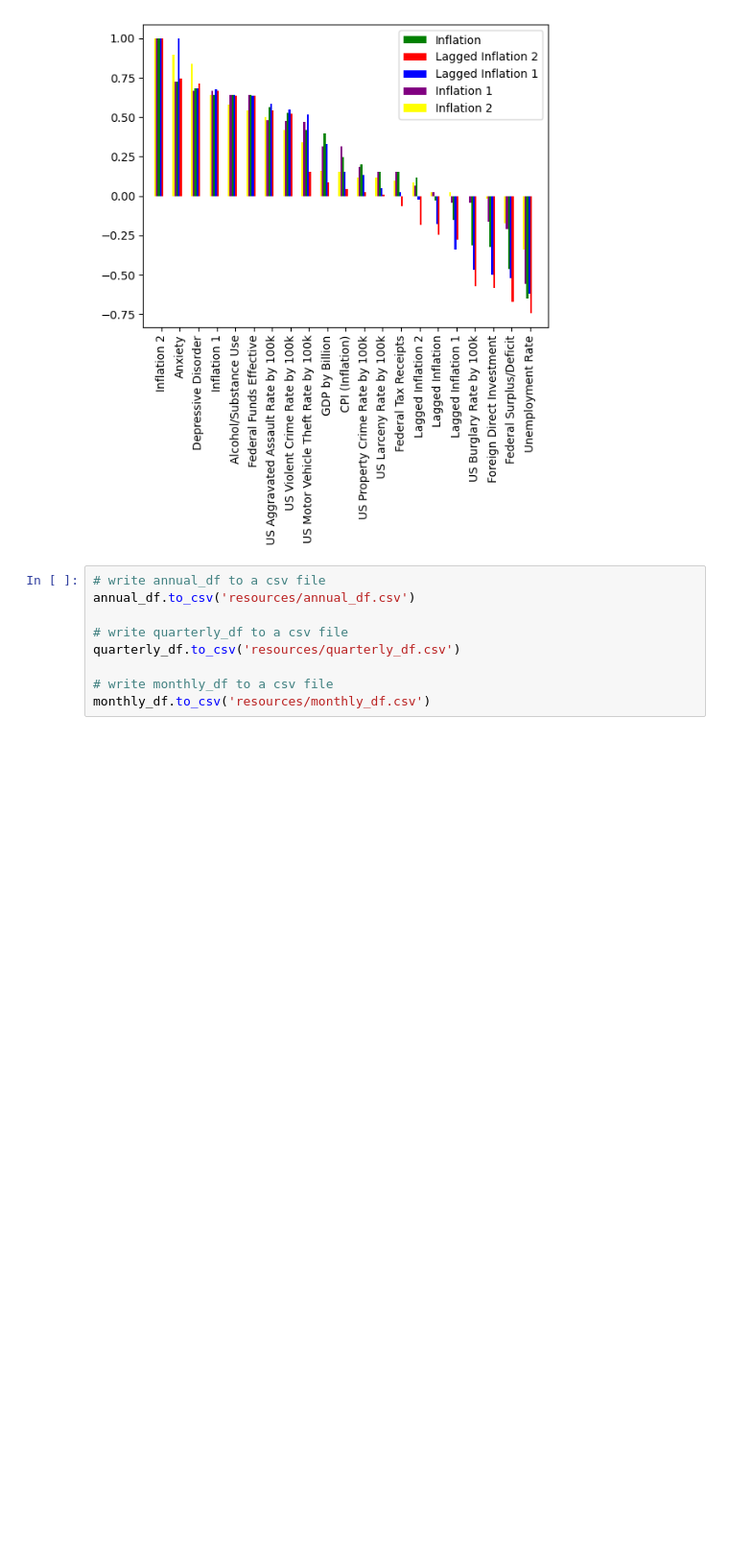
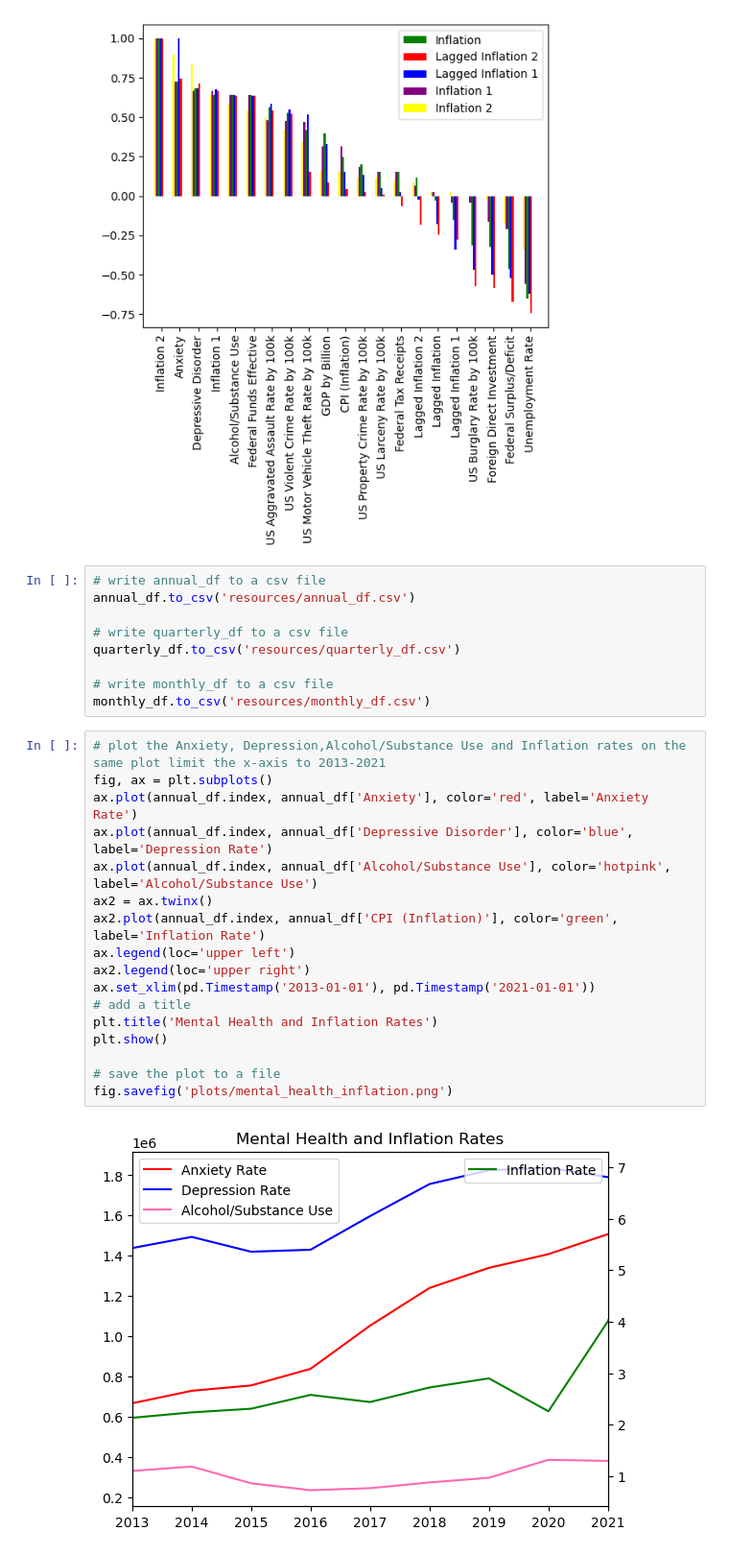
Before and after one commit to jbgraham073/ai_group_project_1, a Jupyter notebook: main.ipynb, the cells around one changed output. Shown at 96% size. Saved outputs shown, nothing was run; the diff lists cells and outputs as text; blank space fills up the shorter version.

```diff
--- a/main.ipynb
+++ b/main.ipynb
@@ -352,3 +361,22 @@ quarterly_df.to_csv('resources/quarterly_df.csv')
 
 # write monthly_df to a csv file
 monthly_df.to_csv('resources/monthly_df.csv')
+# %%
+# plot the Anxiety, Depression,Alcohol/Substance Use and Inflation rates on the same plot limit the x-axis to 2013-2021
+fig, ax = plt.subplots()
+ax.plot(annual_df.index, annual_df['Anxiety'], color='red', label='Anxiety Rate')
+ax.plot(annual_df.index, annual_df['Depressive Disorder'], color='blue', label='Depression Rate')
+ax.plot(annual_df.index, annual_df['Alcohol/Substance Use'], color='hotpink', label='Alcohol/Substance Use')
+ax2 = ax.twinx()
+ax2.plot(annual_df.index, annual_df['CPI (Inflation)'], color='green', label='Inflation Rate')
+ax.legend(loc='upper left')
+ax2.legend(loc='upper right')
+ax.set_xlim(pd.Timestamp('2013-01-01'), pd.Timestamp('2021-01-01'))
+# add a title
+plt.title('Mental Health and Inflation Rates')
+plt.show()
+
+# save the plot to a file
+fig.savefig('plots/mental_health_inflation.png')
+# %% [output]
+[figure, added]
```
Also changed, not shown: parts of 7 cells of this notebook.
